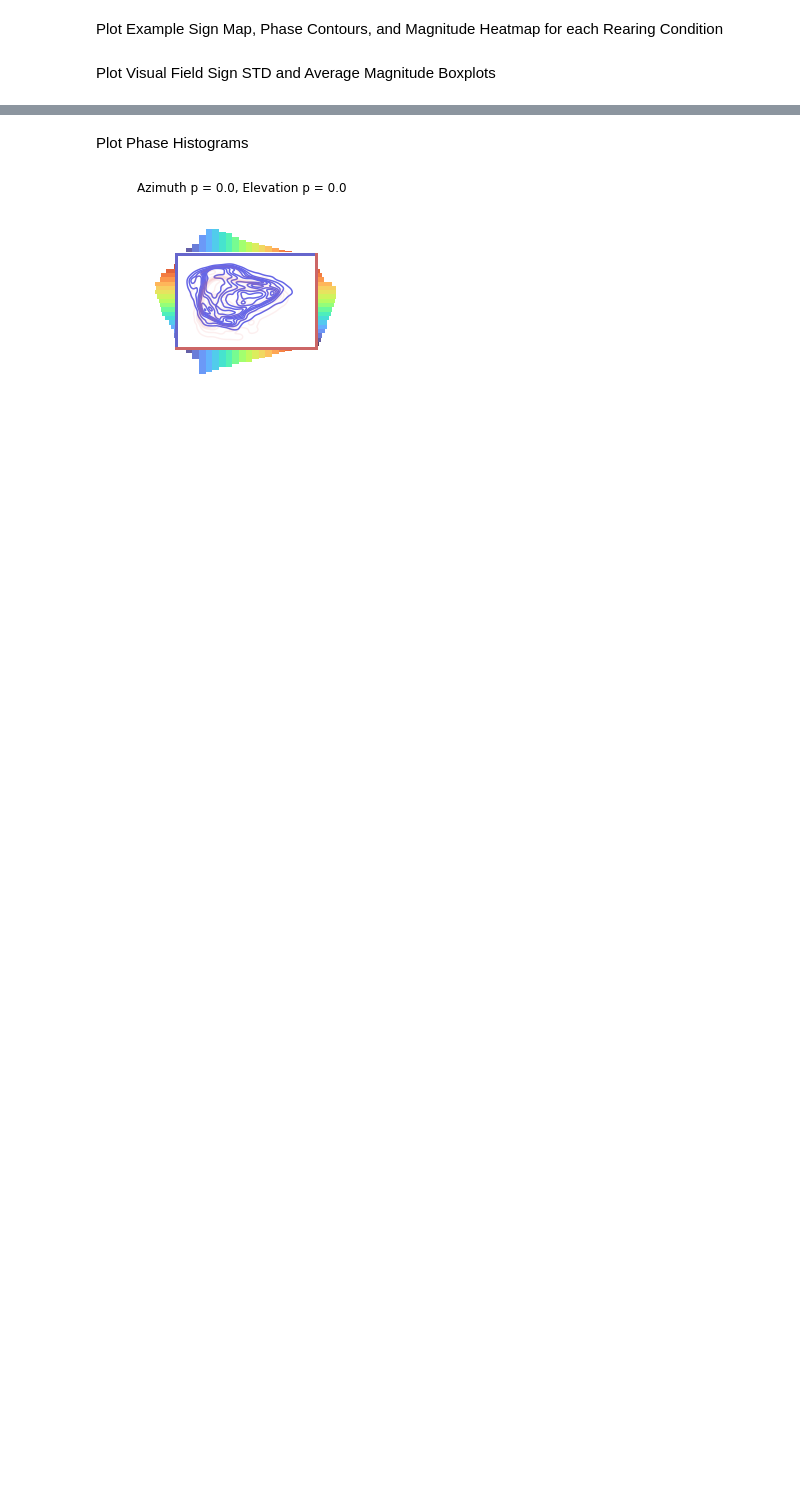
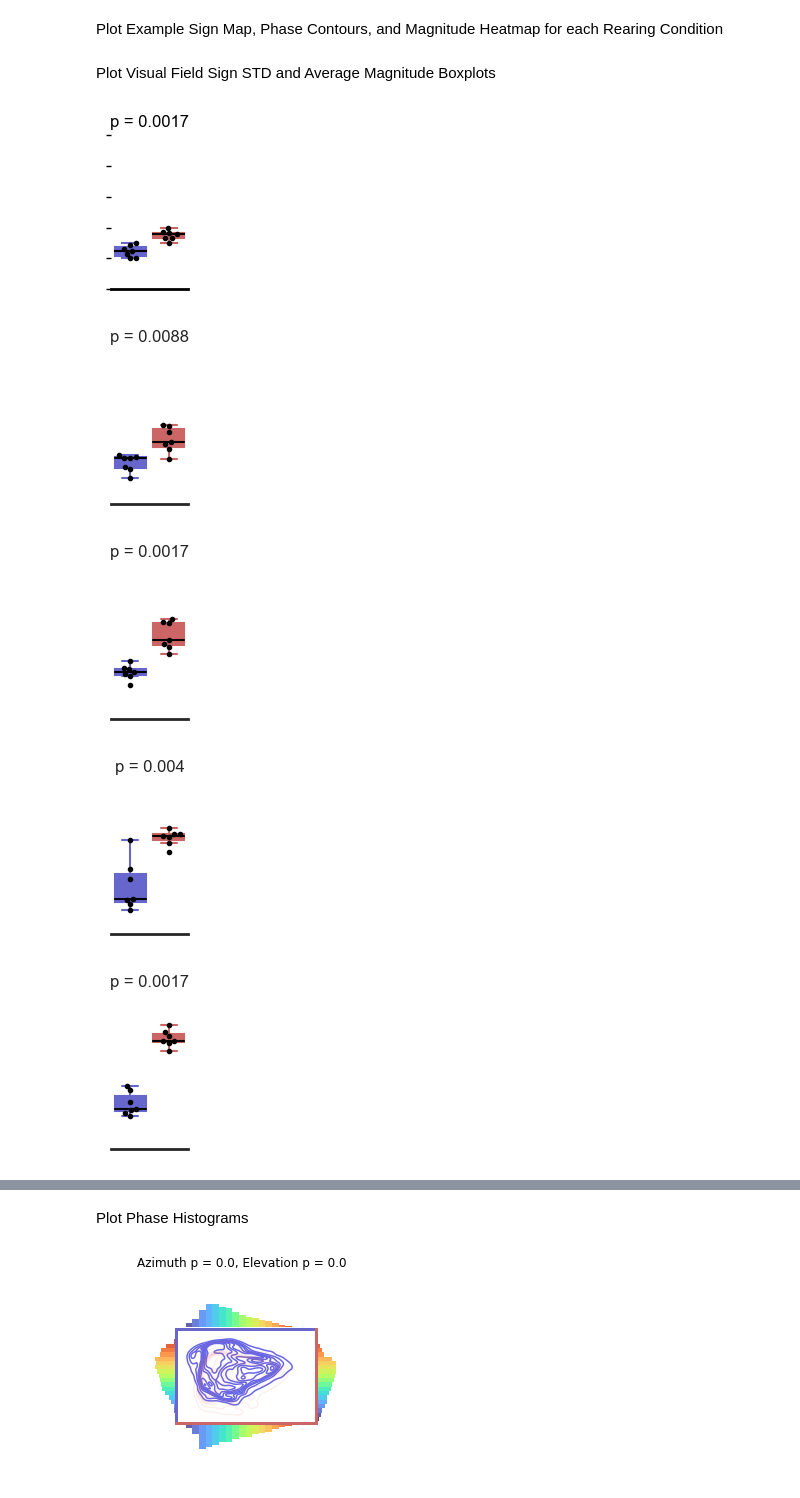
Before and after one commit to ryan-gorzek/trachtenberg-lab, a Jupyter notebook: figures/NR-DR-retinotopy.ipynb, the cells around one changed output, grey strips where cells are left out. Drawn from its saved outputs; the diff is of its cells as text; code cells hidden in the pictures; blank space fills up the shorter version.

```diff
--- a/figures/NR-DR-retinotopy.ipynb
+++ b/figures/NR-DR-retinotopy.ipynb
@@ -156,6 +156,7 @@ import numpy as np
 import matplotlib
 import matplotlib.pyplot as plt
 import matplotlib.path as mplPath
+from matplotlib.patches import Rectangle
 from tifffile import imread
 from os.path import exists
 import pandas as pd
@@ -163,7 +164,7 @@ import seaborn as sb
 from scipy.stats import ranksums
 
 # Load data.
-data_path = "/Users/ryan.gorzek/Documents/Trachtenberg Lab/Data/Mapping_Through_Skull/"
+data_path = "G:/Shared drives/Mapping through skull/"
 
 exp_info = {
             "DR_ctb01": {"exp_name": "20220603_101509", "rearing": "DR"},
@@ -199,14 +200,16 @@ for ID,data in exp_info.items():
     data["elevation"] = np.loadtxt(exp_path + "elevation.csv")
 
 exp_stats = pd.DataFrame(columns=["ID", "rearing", "visual_area", "signmap_std", "avg_mag"])
-
+base_mag = np.empty((0,))
 for ID,data in exp_info.items():
-    exp_path = data_path + "{a}//{e}//".format(a=ID, e=data["exp_name"])
+    exp_path = data_path + ID + "/"
     # Compile full mask first, use this to establish magnitude baseline
     full_mask = np.full((512, 512), False)
     for area in area_list:
         area_mask = np.loadtxt(exp_path + "{ar}_mask.csv".format(ar=area))
-        full_mask += area_mask
+        full_mask += area_mask.astype(bool)
+    if "DR" in ID:
+        base_mag = np.concatenate((base_mag, data["avg_mag"][full_mask == 0]))
     for area in area_list:
         if not exists(exp_path + "{ar}_mask.csv".format(ar=area)):
             area_mask = np.full((512, 512), False)
@@ -236,68 +239,79 @@ for plot_num, plot in enumerate(plot_vars):
         bx = sb.boxplot(
                         ax=ax,
                         data=exp_stats[exp_stats["visual_area"] == area],
-                        x=plot,
-                        y="rearing",
+                        x="rearing",
+                        y=plot,
                         order=["NR", "DR"],
                         palette={"NR":(0.4, 0.4, 0.8), "DR":(0.8, 0.4, 0.4)},
                         saturation=1,
-                        fliersize=0
+                        fliersize=0,
+                        orient="v",
                         )
         NR_df = exp_stats[(exp_stats["visual_area"] == area) & (exp_stats["rearing"] == "NR")]
         DR_df = exp_stats[(exp_stats["visual_area"] == area) & (exp_stats["rearing"] == "DR")]
         NR_arr = np.array(NR_df[[plot]].values)
         DR_arr = np.array(DR_df[[plot]].values)
         _, pval = ranksums(NR_arr, DR_arr)
+        if plot == "avg_mag":
+            l_quar = np.percentile(base_mag, 5)
+            u_quar = np.percentile(base_mag, 95)
+            xy = (-0.5, l_quar)
+            width = 2
+            height = u_quar - l_quar
+            rect = Rectangle(xy, width, height, facecolor=[0.7, 0.7, 0.7, 0.5], edgecolor=[0.7, 0.7, 0.7, 0.5], zorder=-1)
+            bx.add_patch(rect)
         box_patches = [patch for patch in ax.patches if type(patch) == matplotlib.patches.PathPatch]
         for patch_num, patch in enumerate(box_patches):
             face_color = patch.get_facecolor()
             patch.set_edgecolor(face_color)
             for line_idx, line_num in enumerate(range(patch_num*6, patch_num*6+6)):
                 line = ax.lines[line_num]
                 if line_idx == 4:
                     prev_color = face_color
                     face_color = "k"
                 elif line_idx > 4:
                     face_color = prev_color
                 line.set_color(face_color)
                 line.set_mfc(face_color)
                 line.set_mec(face_color)
         sb.swarmplot(
                      ax=ax,
                      data=exp_stats[exp_stats["visual_area"] == area],
-                     x=plot,
-                     y="rearing",
+                     x="rearing",
+                     y=plot,
                      order=["NR", "DR"],
                      dodge=True,
                      size=3,
                      linewidth=1,
                      color="k",
-                     orient="h"
+                     orient="v"
                     )
+        bx.set_xlabel("")
+        bx.set_xticklabels([])
+        bx.set_xticks([])
+        if area == "V1":
+            bx.set_ylabel(ylabs[plot_num], fontsize=13)
+            if plot_num == 1:
+                bx.set_yticks(np.arange(0.5, 4, 0.5))
+            else:
+                bx.set_yticks(np.arange(0, 1.2, 0.2))
+        else:
+            bx.set_yticks([])
+        bx.set_yticklabels([])
         bx.set_ylabel("")
-        bx.set_yticklabels([])
-        bx.set_yticks([])
-        if area == "V1":
-            bx.set_xlabel(ylabs[plot_num], fontsize=13)
-            bx.xaxis.set_label_position('top')
-            ax.xaxis.tick_top()
-            ax.spines["top"].set_color("k")
-            ax.spines["top"].set_linewidth(1)
-            if plot_num == 1:
-                bx.set_xticks(np.arange(0.5, 4, 0.5))
-            else:
-                bx.set_xticks(np.arange(0, 1.2, 0.2))
-        else:
-            ax.spines["top"].set_color((1,1,1,0))
-            bx.set_xticks([])
-        bx.set_xticklabels([])
-        bx.set_xlabel("")
         bx.set_title("p = " + str(np.around(pval[0], decimals=4)))
-        ax.spines["bottom"].set_color((1,1,1,0))
+        ax.spines["left"].set_color((1,1,1,0))
         ax.spines["right"].set_color((1,1,1,0))
-        ax.spines["left"].set_linewidth(1)
-        bx.set(xlim=ylims[plot_num])
+        ax.spines["top"].set_color((1,1,1,0))
+        ax.spines["bottom"].set_linewidth(2)
+        bx.set(ylim=ylims[plot_num])
         bx.tick_params(labelsize=13, width=1)
         sb.set_style("ticks")
-        fig.set_size_inches(2, 1)
-        # fig.savefig(data_path + area + "_" + plot + ".png", dpi=500, bbox_inches="tight")
+        fig.set_size_inches(1, 2)
+        fig.savefig(data_path + area + "_" + plot + ".png", dpi=500, bbox_inches="tight")
+# %% [output]
+[figure, added]
+[figure, added]
+[figure, added]
+[figure, added]
+[figure, added]
```
Also changed, not shown: parts of 2 cells of this notebook.
